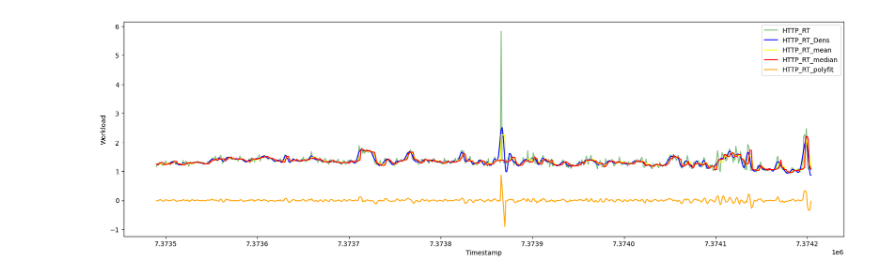
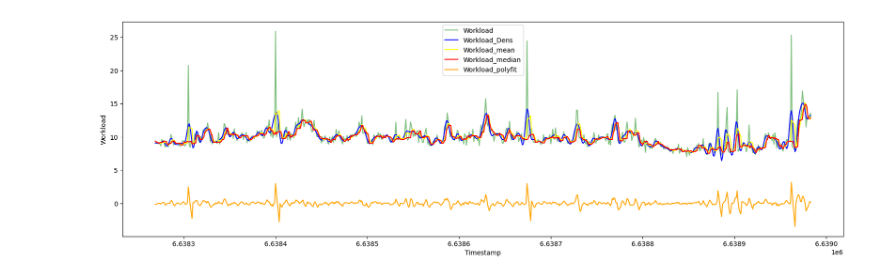
Before and after one commit to Hanmengnan/IDRSaaS, a Jupyter notebook: models/service_workload_predict/Jupiter/character_correlation_analysis/main.ipynb, the cells around one changed output. Saved outputs shown, nothing was run; the diff lists cells and outputs as text; code cells hidden in the pictures.

```diff
--- a/models/service_workload_predict/Jupiter/character_correlation_analysis/main.ipynb
+++ b/models/service_workload_predict/Jupiter/character_correlation_analysis/main.ipynb
@@ -180,18 +180,18 @@ df
 # %%
 
 
-df["HTTP_RT_Dens"] = wavelet_denoising(df["Hu_0"])
+df["Workload_Dens"] = wavelet_denoising(df["Workload"])
 
 plt.figure(figsize=(20, 6))
-plt.plot(df["Hu_0"], label="HTTP_RT", color='green', alpha=0.5)
-plt.plot(df["HTTP_RT_Dens"], label="HTTP_RT_Dens", color='blue')
-plt.plot(df["Hu0_mean"], label="HTTP_RT_mean", color='yellow')
-plt.plot(df["Hu0_median"], label="HTTP_RT_median", color='red')
-plt.plot(df["Hu0_polyfit"], label="HTTP_RT_polyfit", color='orange')
+plt.plot(df["Workload"], label="Workload", color='green', alpha=0.5)
+plt.plot(df["Workload_Dens"], label="Workload_Dens", color='blue')
+plt.plot(df["Workload_mean"], label="Workload_mean", color='yellow')
+plt.plot(df["Workload_median"], label="Workload_median", color='red')
+plt.plot(df["Workload_polyfit"], label="Workload_polyfit", color='orange')
 
 plt.xlabel("Timestamp")
 plt.ylabel("Workload")
 plt.legend()
 plt.show()
 # %% [output]
-[figure, old version]
+[figure, new version]
```
Also changed, not shown: parts of 4 cells of this notebook, 20 other files.
